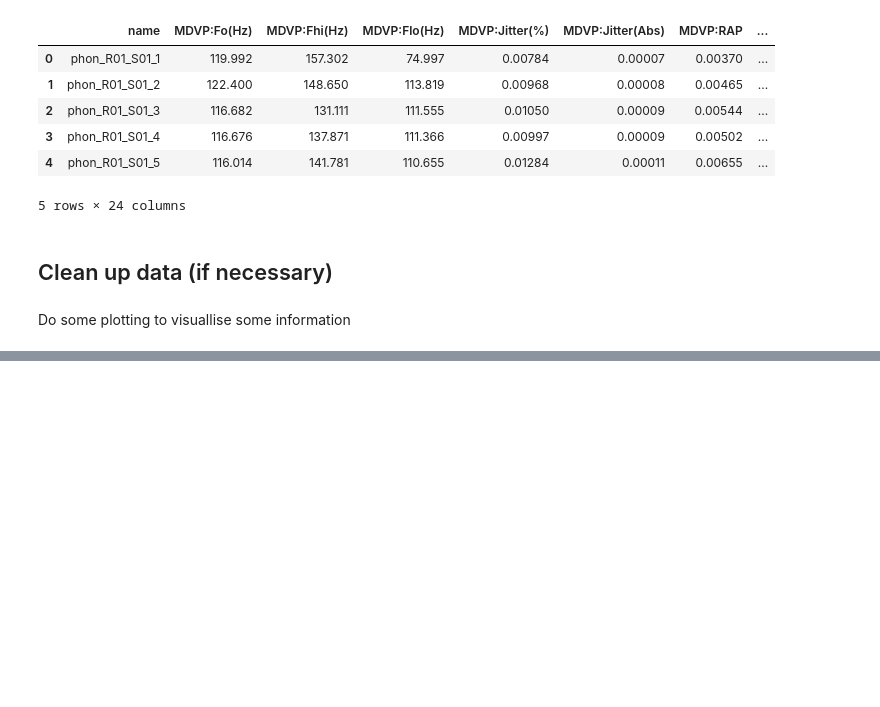
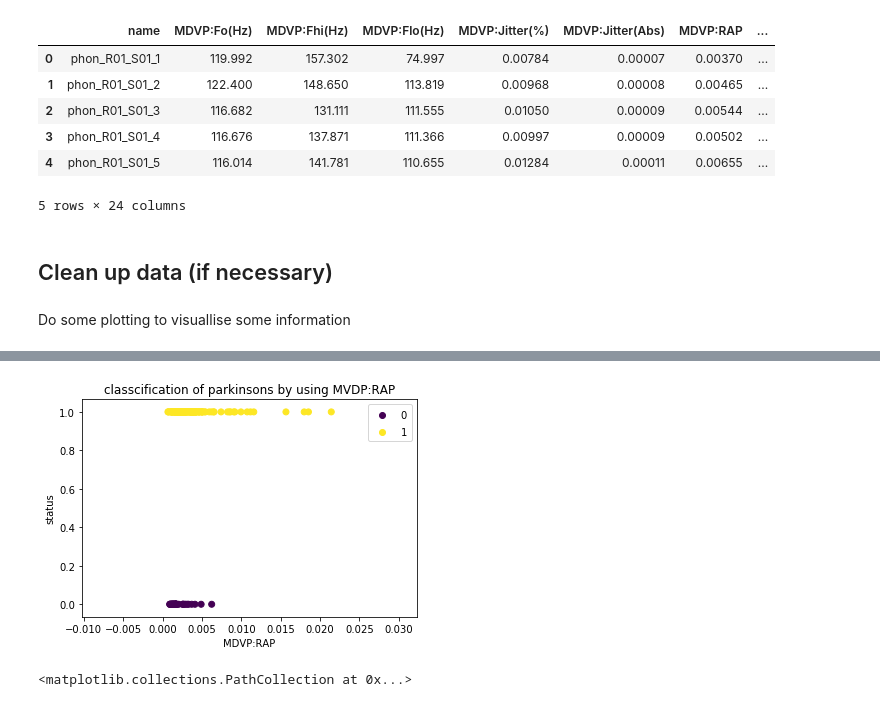
Before and after one commit to zhangchi0104/msa2020-ml-project, a Jupyter notebook: parkinsons.ipynb, the cells around one changed output, grey strips where cells are left out. Cells and saved outputs as stored; diff of their text form; code cells hidden in the pictures; blank space fills up the shorter version.

```diff
--- a/parkinsons.ipynb
+++ b/parkinsons.ipynb
@@ -43,0 +60,5 @@ scatter_plot('MDVP:Fhi(Hz)', 'MDVP:Flo(Hz)', "classification of parkinsons per M
+# %%
+scatter_plot("MDVP:RAP","status", "classcification of parkinsons by using MVDP:RAP")
+# %% [output]
+[figure, added]
+<matplotlib.collections.PathCollection at 0x...>
```
Also changed, not shown: parts of 12 cells of this notebook.
